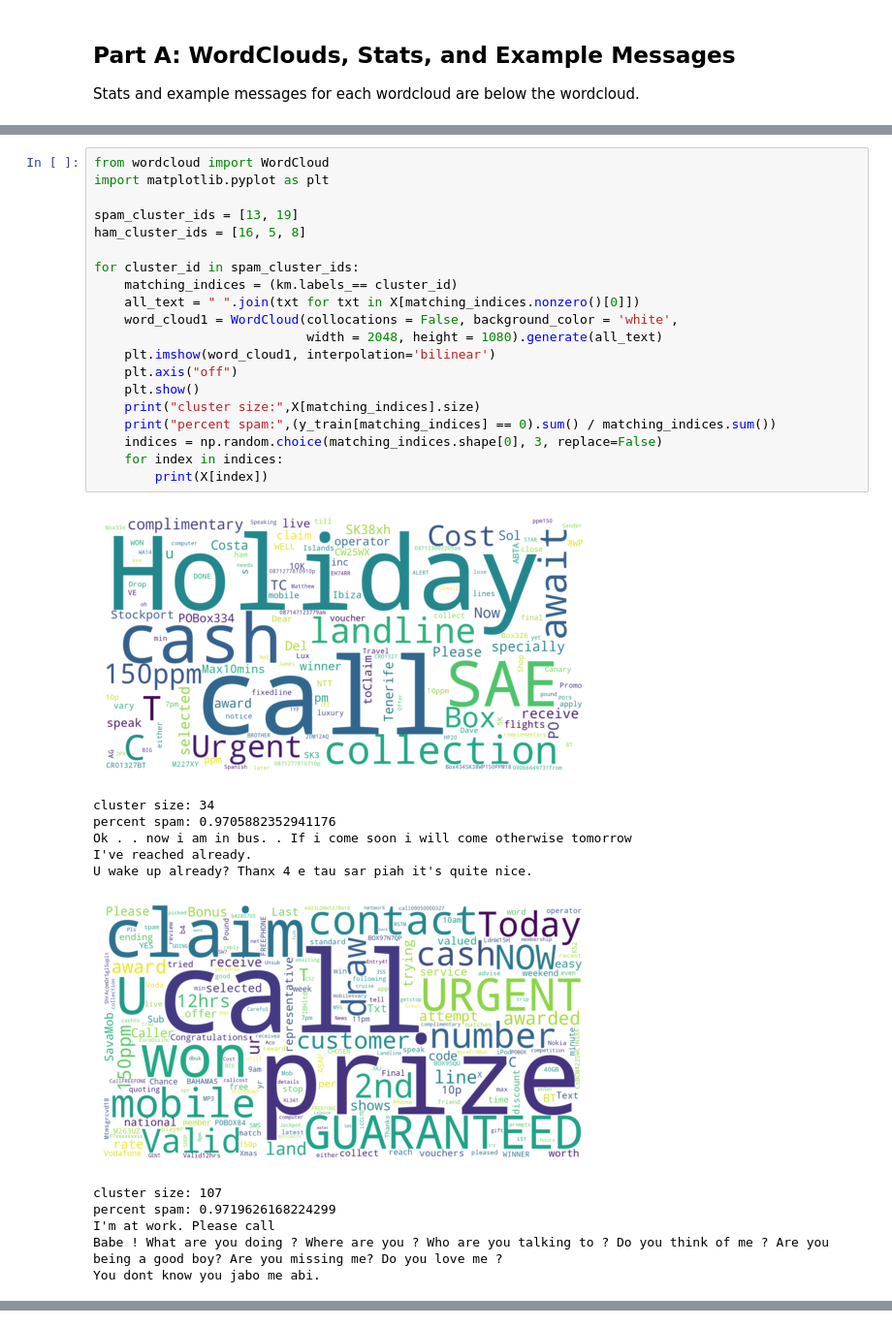
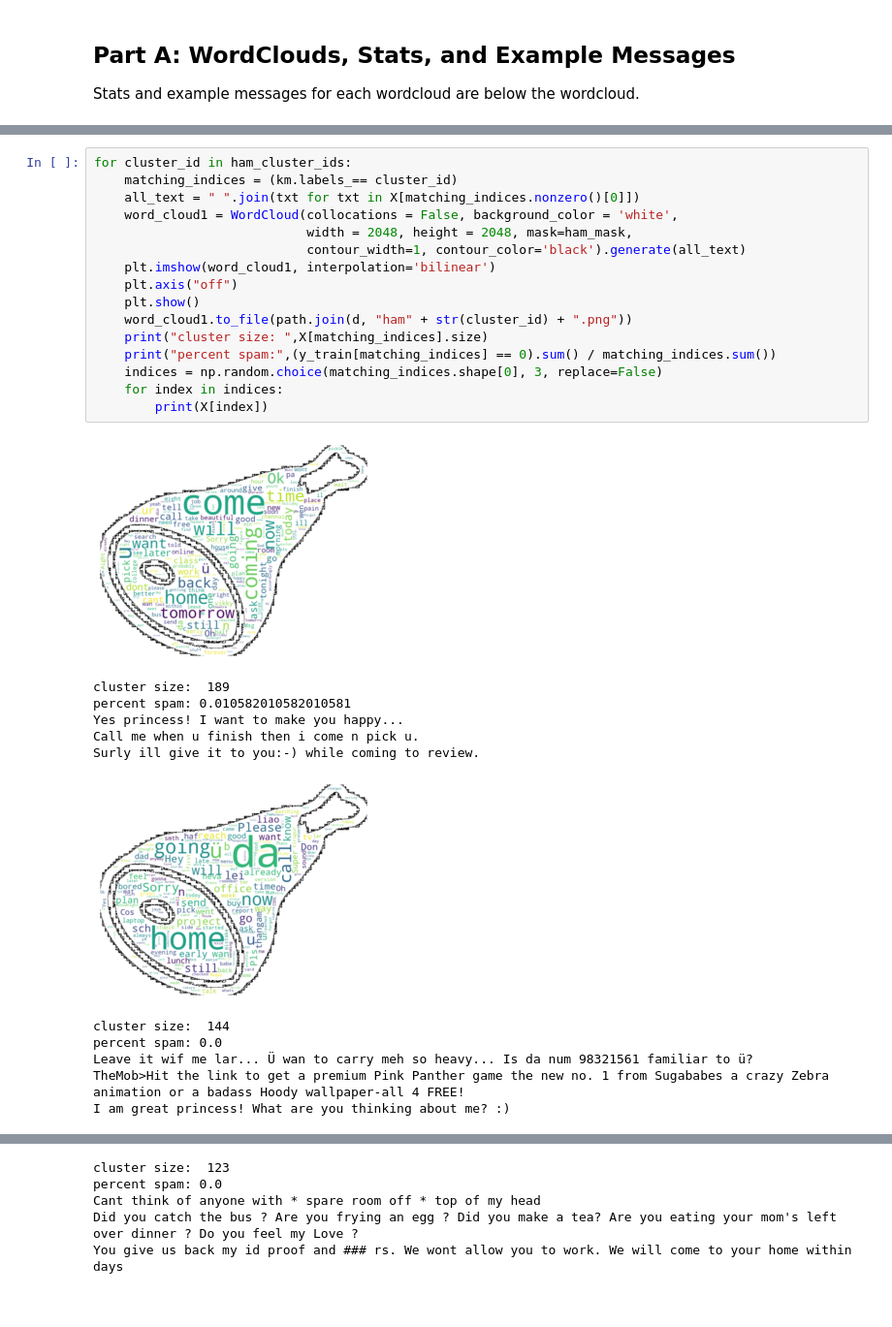
Before and after one commit to Syvven/CSCI-4980, a Jupyter notebook: homework2/homework2.ipynb, the cells around one changed output, grey strips where cells are left out. Shown: that part at 97% size. Cells and saved outputs as stored; diff of their text form.

Commit message:
spam ham

```diff
--- a/homework2/homework2.ipynb
+++ b/homework2/homework2.ipynb
@@ -171,33 +219,29 @@ Stats and example messages for each wordcloud are below the wordcloud.
 # %%
-from wordcloud import WordCloud
-import matplotlib.pyplot as plt
-
-spam_cluster_ids = [13, 19]
-ham_cluster_ids = [16, 5, 8]
-
-for cluster_id in spam_cluster_ids:
+for cluster_id in ham_cluster_ids:
     matching_indices = (km.labels_== cluster_id)
     all_text = " ".join(txt for txt in X[matching_indices.nonzero()[0]])
     word_cloud1 = WordCloud(collocations = False, background_color = 'white',
-                            width = 2048, height = 1080).generate(all_text)
+                            width = 2048, height = 2048, mask=ham_mask,
+                            contour_width=1, contour_color='black').generate(all_text)
     plt.imshow(word_cloud1, interpolation='bilinear')
     plt.axis("off")
     plt.show()
-    print("cluster size:",X[matching_indices].size)
+    word_cloud1.to_file(path.join(d, "ham" + str(cluster_id) + ".png"))
+    print("cluster size: ",X[matching_indices].size)
     print("percent spam:",(y_train[matching_indices] == 0).sum() / matching_indices.sum())
     indices = np.random.choice(matching_indices.shape[0], 3, replace=False)
     for index in indices:
         print(X[index])
 # %% [output]
-[figure, old version]
+[figure, new version]
-cluster size: 34
-percent spam: 0.9705882352941176
-Ok . . now i am in bus. . If i come soon i will come otherwise tomorrow
-I've reached already.
-U wake up already? Thanx 4 e tau sar piah it's quite nice.
+cluster size:  189
+percent spam: 0.010582010582010581
+Yes princess! I want to make you happy...
+Call me when u finish then i come n pick u.
+Surly ill give it to you:-) while coming to review.
-[figure, old version]
+[figure, new version]
-cluster size: 107
-percent spam: 0.9719626168224299
-I'm at work. Please call
-Babe ! What are you doing ? Where are you ? Who are you talking to ? Do you think of me ? Are you being a good boy? Are you missing me? Do you love me ?
-You dont know you jabo me abi.
+cluster size:  144
+percent spam: 0.0
+Leave it wif me lar... Ü wan to carry meh so heavy... Is da num 98321561 familiar to ü?
+TheMob>Hit the link to get a premium Pink Panther game the new no. 1 from Sugababes a crazy Zebra animation or a badass Hoody wallpaper-all 4 FREE!
+I am great princess! What are you thinking about me? :)
@@ -203,0 +249,5 @@ You dont know you jabo me abi.
+cluster size:  123
+percent spam: 0.0
+Cant think of anyone with * spare room off * top of my head
+Did you catch the bus ? Are you frying an egg ? Did you make a tea? Are you eating your mom's left over dinner ? Do you feel my Love ?
+You give us back my id proof and ### rs. We wont allow you to work. We will come to your home within days
```
Also changed, not shown: parts of 20 cells of this notebook, 7 other files.
